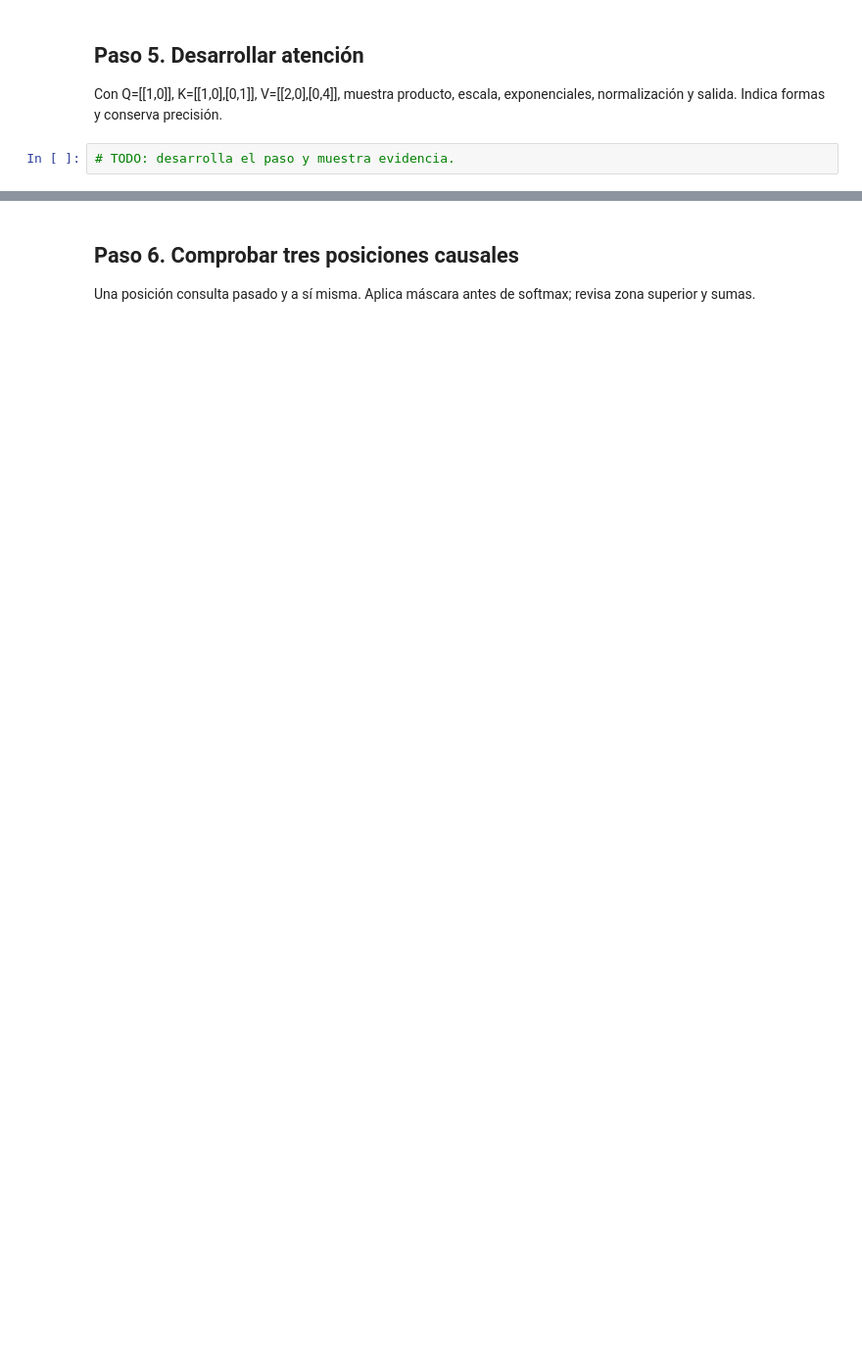
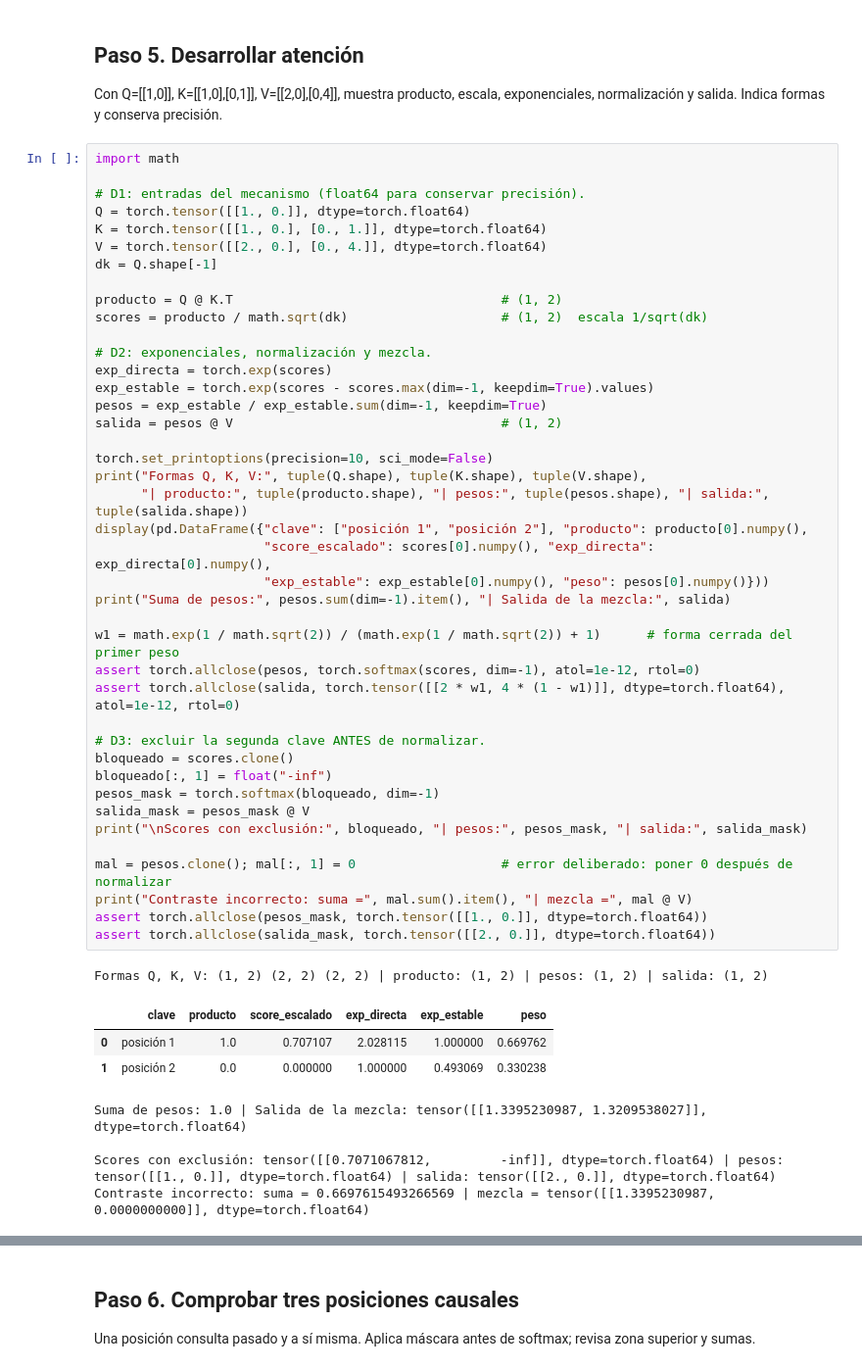
Before and after one commit to mirandaurban/tc3009c, a Jupyter notebook: Procesamiento de Lenguaje Natural/Entregables/Laboratorios/Actividad_03.ipynb, the cells around one changed output, grey strips where cells are left out. Shown at 98% size. Saved outputs shown, nothing was run; the diff lists cells and outputs as text; blank space fills up the shorter version.

```diff
--- a/Procesamiento de Lenguaje Natural/Entregables/Laboratorios/Actividad_03.ipynb
+++ b/Procesamiento de Lenguaje Natural/Entregables/Laboratorios/Actividad_03.ipynb
@@ -102,6 +340,54 @@ Cambia dimensión o contexto conservando los otros ajustes. Una perturbación qu
 
 Con Q=[[1,0]], K=[[1,0],[0,1]], V=[[2,0],[0,4]], muestra producto, escala, exponenciales, normalización y salida. Indica formas y conserva precisión.
 # %%
-# TODO: desarrolla el paso y muestra evidencia.
+import math
+
+# D1: entradas del mecanismo (float64 para conservar precisión).
+Q = torch.tensor([[1., 0.]], dtype=torch.float64)
+K = torch.tensor([[1., 0.], [0., 1.]], dtype=torch.float64)
+V = torch.tensor([[2., 0.], [0., 4.]], dtype=torch.float64)
+dk = Q.shape[-1]
+
+producto = Q @ K.T                                   # (1, 2)
+scores = producto / math.sqrt(dk)                    # (1, 2)  escala 1/sqrt(dk)
+
+# D2: exponenciales, normalización y mezcla.
+exp_directa = torch.exp(scores)
+exp_estable = torch.exp(scores - scores.max(dim=-1, keepdim=True).values)
+pesos = exp_estable / exp_estable.sum(dim=-1, keepdim=True)
+salida = pesos @ V                                   # (1, 2)
+
+torch.set_printoptions(precision=10, sci_mode=False)
+print("Formas Q, K, V:", tuple(Q.shape), tuple(K.shape), tuple(V.shape),
+      "| producto:", tuple(producto.shape), "| pesos:", tuple(pesos.shape), "| salida:", tuple(salida.shape))
+display(pd.DataFrame({"clave": ["posición 1", "posición 2"], "producto": producto[0].numpy(),
+                      "score_escalado": scores[0].numpy(), "exp_directa": exp_directa[0].numpy(),
+                      "exp_estable": exp_estable[0].numpy(), "peso": pesos[0].numpy()}))
+print("Suma de pesos:", pesos.sum(dim=-1).item(), "| Salida de la mezcla:", salida)
+
+w1 = math.exp(1 / math.sqrt(2)) / (math.exp(1 / math.sqrt(2)) + 1)      # forma cerrada del primer peso
+assert torch.allclose(pesos, torch.softmax(scores, dim=-1), atol=1e-12, rtol=0)
+assert torch.allclose(salida, torch.tensor([[2 * w1, 4 * (1 - w1)]], dtype=torch.float64), atol=1e-12, rtol=0)
+
+# D3: excluir la segunda clave ANTES de normalizar.
+bloqueado = scores.clone()
+bloqueado[:, 1] = float("-inf")
+pesos_mask = torch.softmax(bloqueado, dim=-1)
+salida_mask = pesos_mask @ V
+print("\nScores con exclusión:", bloqueado, "| pesos:", pesos_mask, "| salida:", salida_mask)
+
+mal = pesos.clone(); mal[:, 1] = 0                   # error deliberado: poner 0 después de normalizar
+print("Contraste incorrecto: suma =", mal.sum().item(), "| mezcla =", mal @ V)
+assert torch.allclose(pesos_mask, torch.tensor([[1., 0.]], dtype=torch.float64))
+assert torch.allclose(salida_mask, torch.tensor([[2., 0.]], dtype=torch.float64))
+# %% [output]
+Formas Q, K, V: (1, 2) (2, 2) (2, 2) | producto: (1, 2) | pesos: (1, 2) | salida: (1, 2)
+|  | clave | producto | score_escalado | exp_directa | exp_estable | peso |
+| 0 | posición 1 | 1.0 | 0.707107 | 2.028115 | 1.000000 | 0.669762 |
+| 1 | posición 2 | 0.0 | 0.000000 | 1.000000 | 0.493069 | 0.330238 |
+Suma de pesos: 1.0 | Salida de la mezcla: tensor([[1.3395230987, 1.3209538027]], dtype=torch.float64)
+
+Scores con exclusión: tensor([[0.7071067812,         -inf]], dtype=torch.float64) | pesos: tensor([[1., 0.]], dtype=torch.float64) | salida: tensor([[2., 0.]], dtype=torch.float64)
+Contraste incorrecto: suma = 0.6697615493266569 | mezcla = tensor([[1.3395230987, 0.0000000000]], dtype=torch.float64)
 # %% [markdown]
 **Mi interpretación:** explica una salida, cómo se obtuvo y su límite.
```
Also changed, not shown: parts of 17 cells of this notebook.
